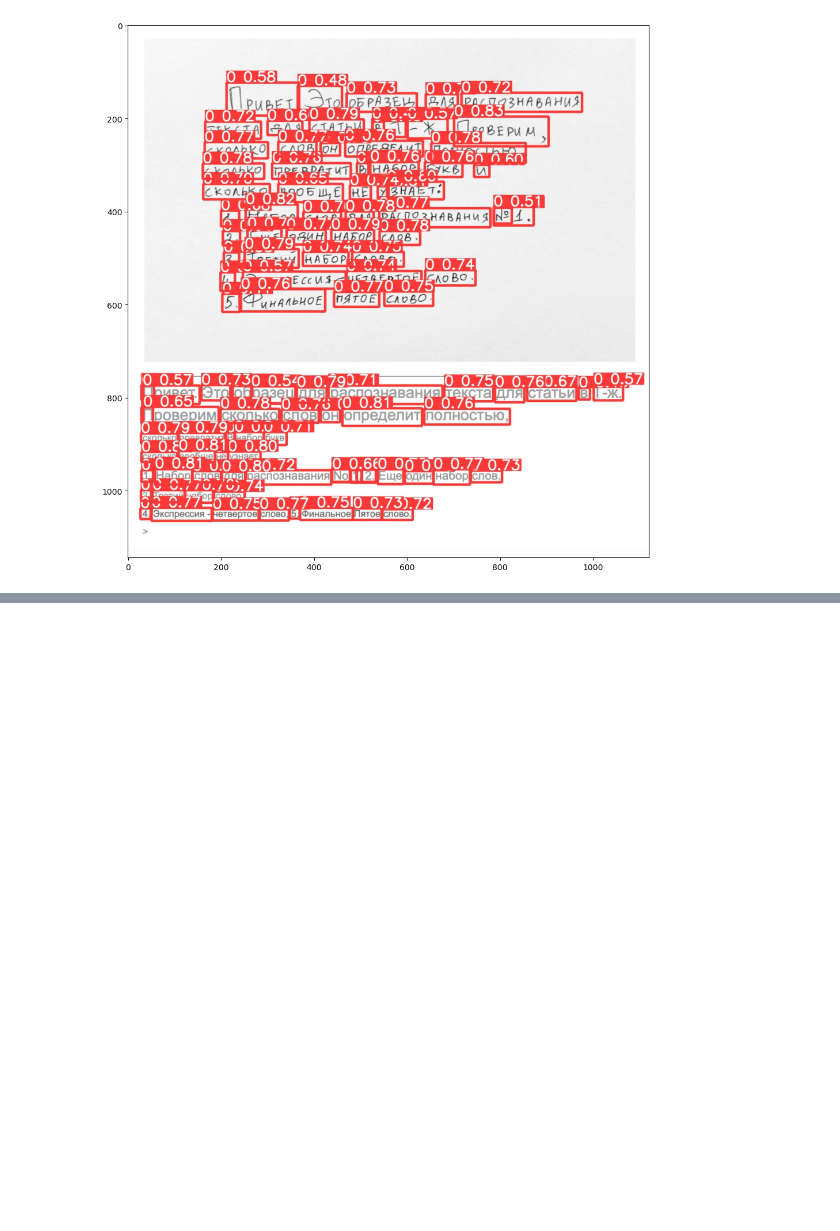
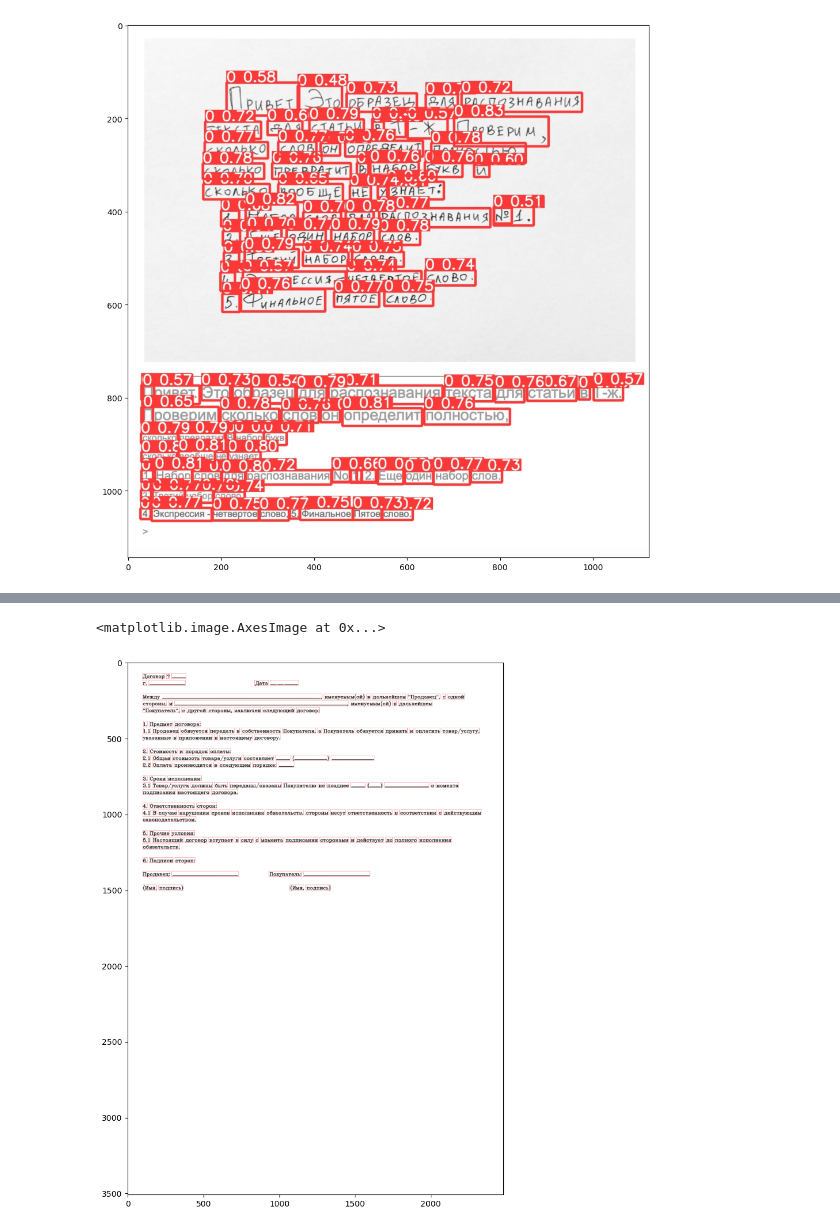
Before and after one commit to GeTrekt133/handwrite_recognation_in_documents, a Jupyter notebook: YOLO.ipynb, the cells around one changed output, grey strips where cells are left out. Drawn from its saved outputs; the diff is of its cells as text; code cells hidden in the pictures; blank space fills up the shorter version.

```diff
--- a/YOLO.ipynb
+++ b/YOLO.ipynb
@@ -270,0 +419,22 @@ plt.imshow(img)
+# %%
+counter = 0
+a = np.zeros([31,3],dtype=np.uint8)
+a.fill(255)
+for stringID in range(len(parse_ans)+indent):
+    x_start = 100
+    for x in range(100, img.shape[1]):
+        if np.all(img[70+stringID*45:101+stringID*45,x] == np.array(a)):
+            counter += 1
+        else:
+            counter = 0
+        if counter == 16:
+            img = cv2.rectangle(img, (x_start-2, 105+stringID*45), (x - counter+2,70+stringID*45), (255,0,0), 1)
+            x_start = x
+        if counter >= 20:
+            x_start += 1
+# %%
+plt.figure(figsize=(12, 12))
+plt.imshow(img)
+# %% [output]
+<matplotlib.image.AxesImage at 0x...>
+[figure, added]
```
Also changed, not shown: parts of 23 cells of this notebook.
